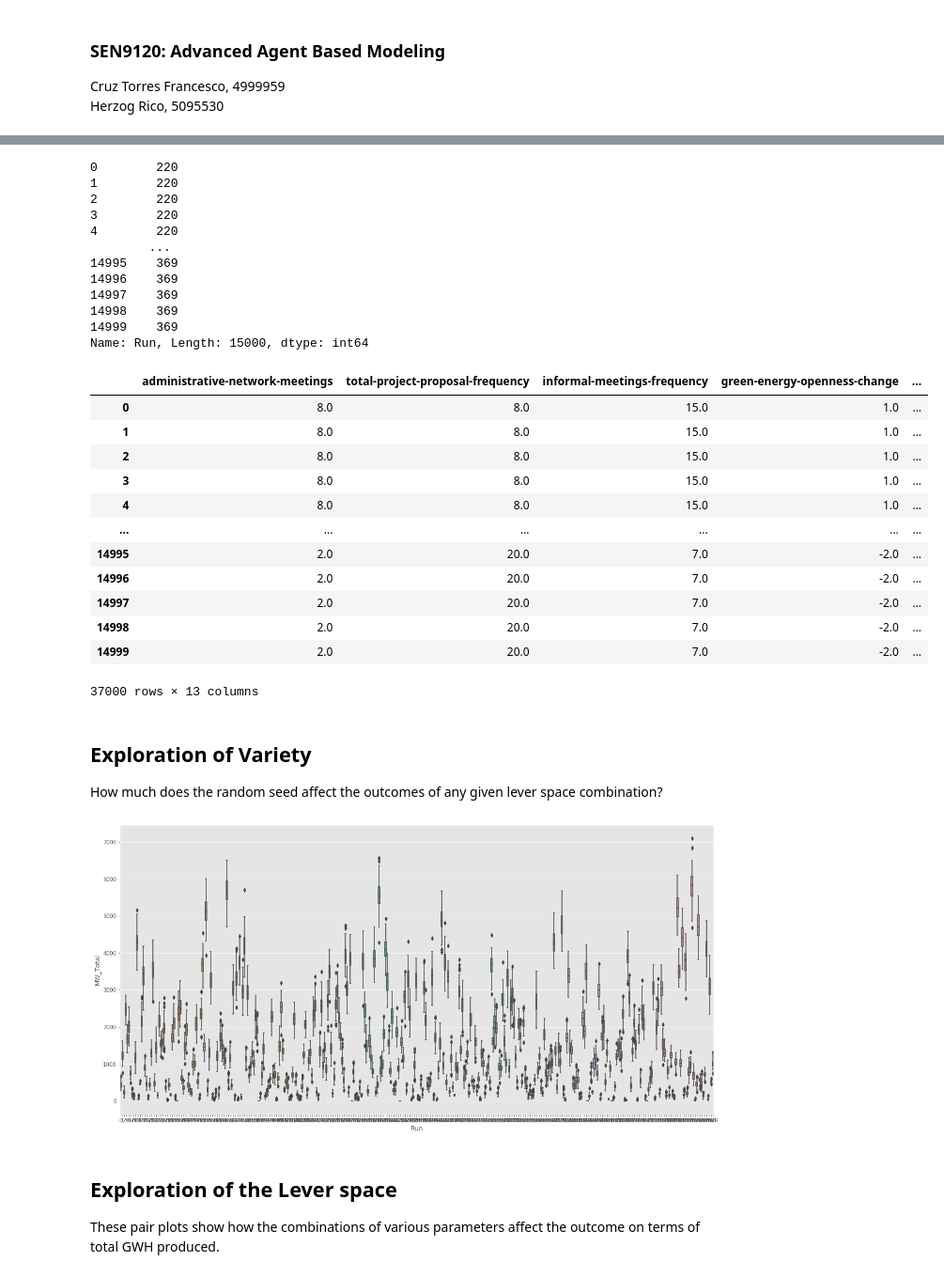
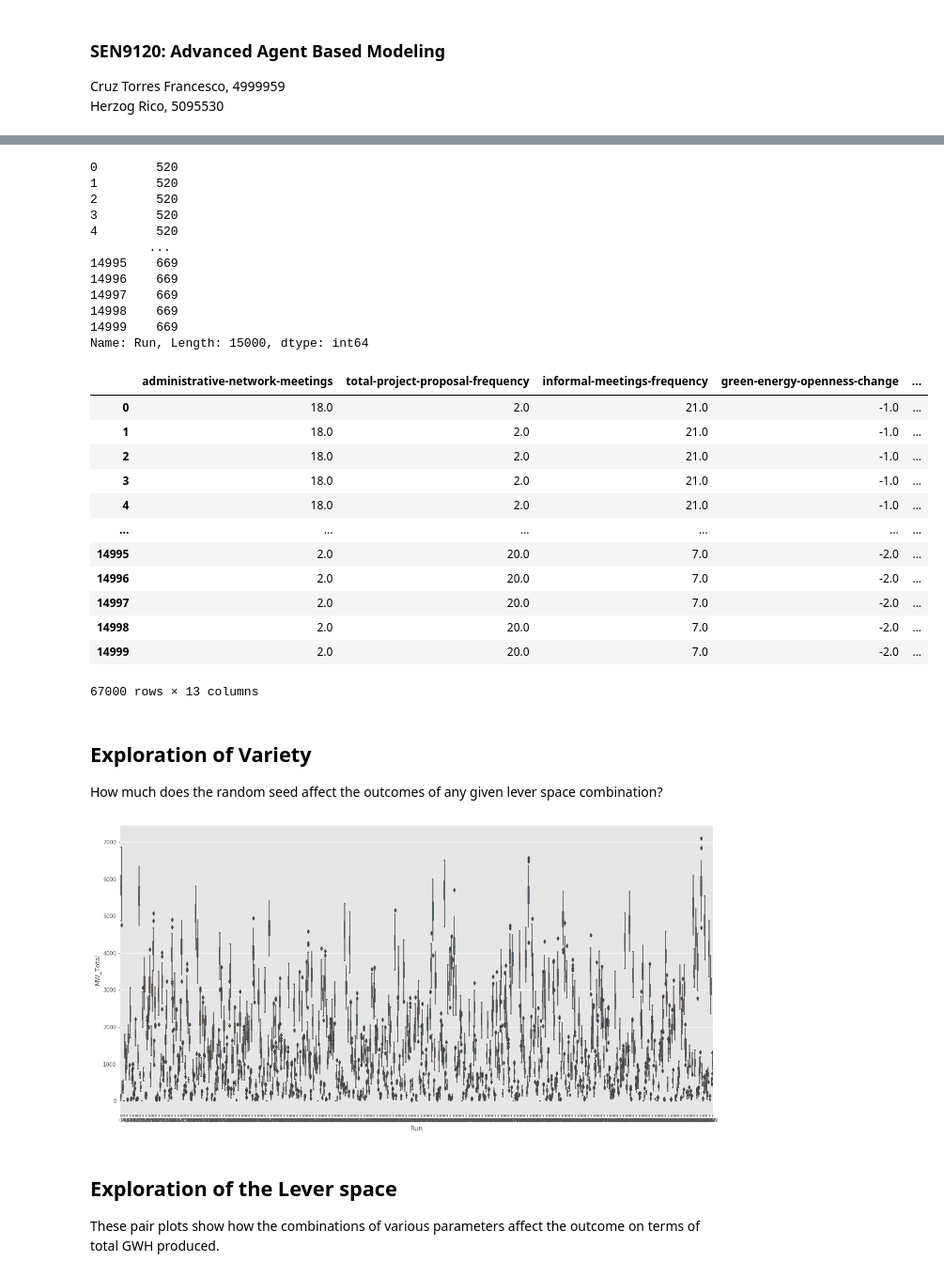
Before and after one commit to fcruztorres/ABM_Energy_Transition, a Jupyter notebook: Data Analysis with prim.ipynb, the cells around one changed output, grey strips where cells are left out. Shown: that part at 94% size. Saved outputs shown, nothing was run; the diff lists cells and outputs as text; code cells hidden in the pictures.

```diff
--- a/Data Analysis with prim.ipynb
+++ b/Data Analysis with prim.ipynb
@@ -62,39 +64,40 @@ results_2["Run"] = results_2["Run"] + results_1["Run"].iloc[-1] + 1
 results_3["Run"] = results_3["Run"] + results_2["Run"].iloc[-1] + 1
 results_4["Run"] = results_4["Run"] + results_3["Run"].iloc[-1] + 1
 results_5["Run"] = results_5["Run"] + results_4["Run"].iloc[-1] + 1
-results_5["Run"]
+results_6["Run"] = results_6["Run"] + results_5["Run"].iloc[-1] + 1
+results_6["Run"]
 # %% [output]
-0        220
-1        220
-2        220
-3        220
-4        220
+0        520
+1        520
+2        520
+3        520
+4        520
         ...
-14995    369
-14996    369
-14997    369
-14998    369
-14999    369
+14995    669
+14996    669
+14997    669
+14998    669
+14999    669
 Name: Run, Length: 15000, dtype: int64
 # %%
 # combine all results dataframes into one dataframe, where Run is the unique key column
-results = pd.concat([results_1, results_2, results_3, results_4, results_5], axis = 0)
+results = pd.concat([results_1, results_2, results_3, results_4, results_5, results_6], axis = 0)
 results["MW_Total"] = results.iloc[:, -3:].sum(axis=1)
 results
 # %% [output]
 |  | administrative-network-meetings | total-project-proposal-frequency | informal-meetings-frequency | green-energy-openness-change | ... |
-| 0 | 8.0 | 8.0 | 15.0 | 1.0 | ... |
-| 1 | 8.0 | 8.0 | 15.0 | 1.0 | ... |
-| 2 | 8.0 | 8.0 | 15.0 | 1.0 | ... |
-| 3 | 8.0 | 8.0 | 15.0 | 1.0 | ... |
-| 4 | 8.0 | 8.0 | 15.0 | 1.0 | ... |
+| 0 | 18.0 | 2.0 | 21.0 | -1.0 | ... |
+| 1 | 18.0 | 2.0 | 21.0 | -1.0 | ... |
+| 2 | 18.0 | 2.0 | 21.0 | -1.0 | ... |
+| 3 | 18.0 | 2.0 | 21.0 | -1.0 | ... |
+| 4 | 18.0 | 2.0 | 21.0 | -1.0 | ... |
 | ... | ... | ... | ... | ... | ... |
 | 14995 | 2.0 | 20.0 | 7.0 | -2.0 | ... |
 | 14996 | 2.0 | 20.0 | 7.0 | -2.0 | ... |
 | 14997 | 2.0 | 20.0 | 7.0 | -2.0 | ... |
 | 14998 | 2.0 | 20.0 | 7.0 | -2.0 | ... |
 | 14999 | 2.0 | 20.0 | 7.0 | -2.0 | ... |
-37000 rows × 13 columns
+67000 rows × 13 columns
 # %% [markdown]
 ## Exploration of Variety
 How much does the random seed affect the outcomes of any given lever space combination?
@@ -102,7 +105,7 @@ How much does the random seed affect the outcomes of any given lever space combi
 fig = sns.boxplot(x = results["Run"], y = results["MW_Total"])
 fig.figure.set_size_inches(20, 10)
 # %% [output]
-[figure, old version]
+[figure, new version]
 # %%
 # save figure
 fig = fig.get_figure()
```
Also changed, not shown: parts of 8 cells of this notebook, 13 other files.
